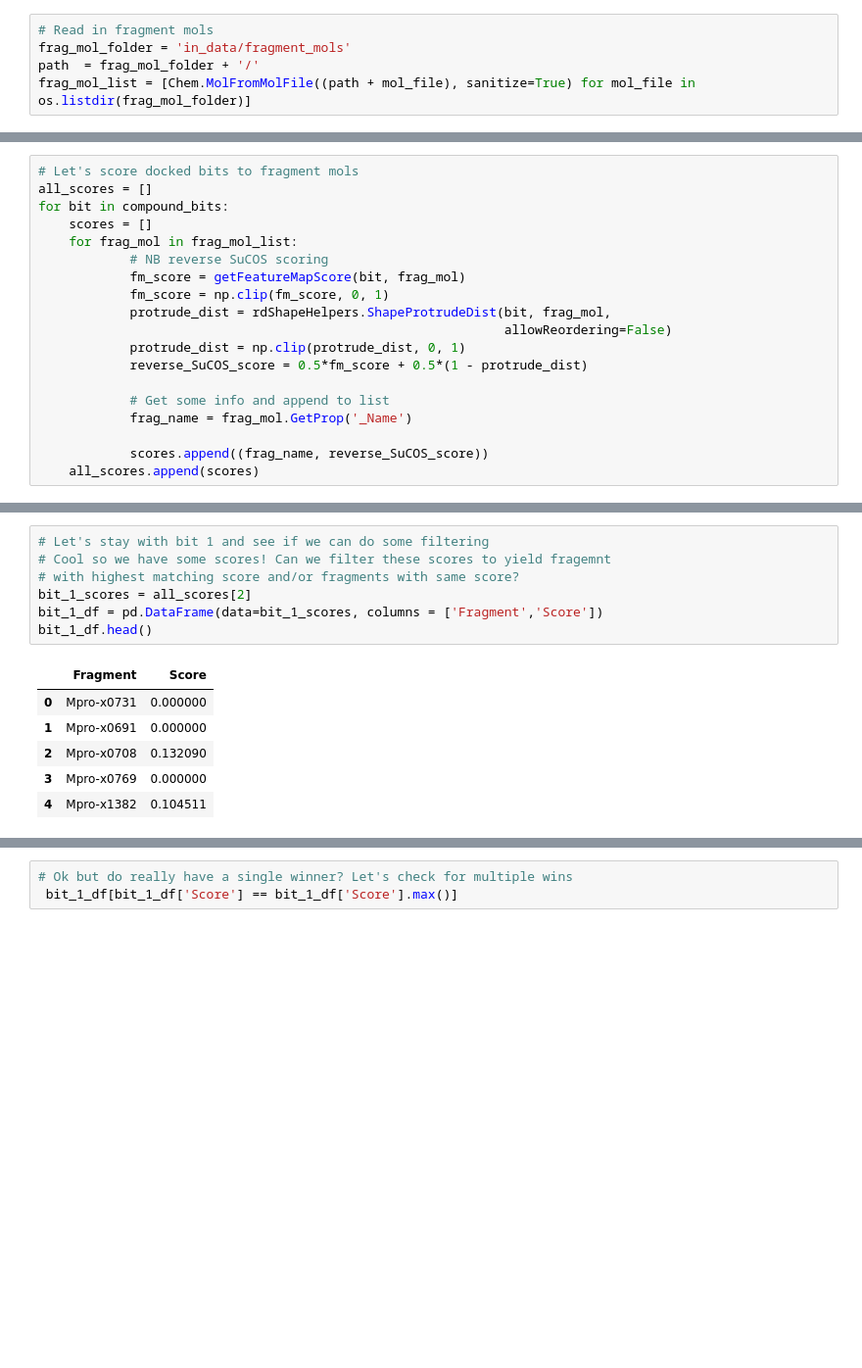
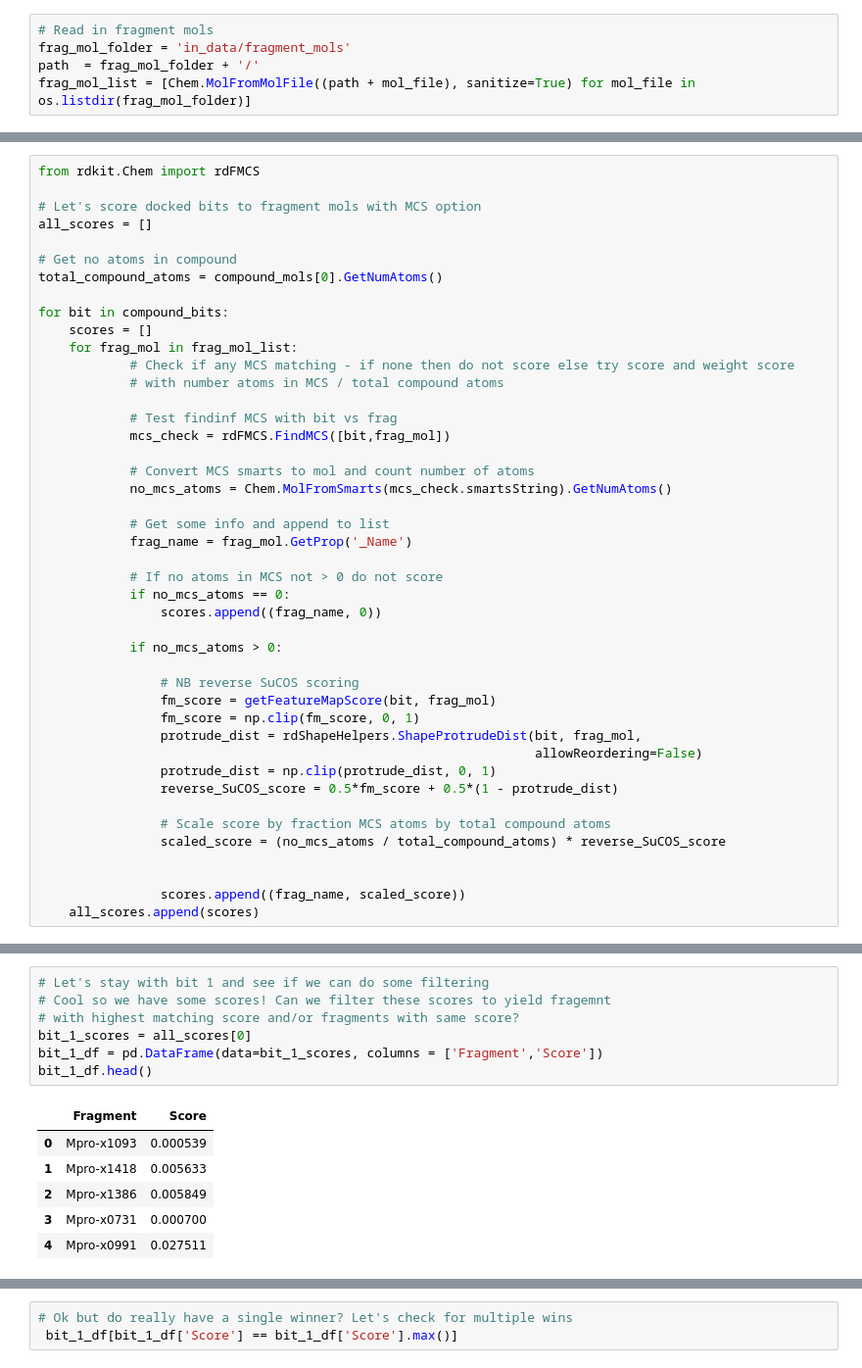
Before and after one commit to Waztom/xchem-XCOS, a Jupyter notebook: Test_7.ipynb, the cells around one changed output, grey strips where cells are left out. Shown at 98% size. Drawn from its saved outputs; the diff is of its cells as text; blank space fills up the shorter version.

```diff
--- a/Test_7.ipynb
+++ b/Test_7.ipynb
@@ -110,21 +140,46 @@ Draw.MolsToGridImage(frag_mol_list, molsPerRow=15)
 # %%
-# Let's score docked bits to fragment mols
+from rdkit.Chem import rdFMCS
+
+# Let's score docked bits to fragment mols with MCS option
 all_scores = []
+
+# Get no atoms in compound
+total_compound_atoms = compound_mols[0].GetNumAtoms()
+
 for bit in compound_bits:
     scores = []
     for frag_mol in frag_mol_list:
-            # NB reverse SuCOS scoring
-            fm_score = getFeatureMapScore(bit, frag_mol)
-            fm_score = np.clip(fm_score, 0, 1)
-            protrude_dist = rdShapeHelpers.ShapeProtrudeDist(bit, frag_mol,
-                                                             allowReordering=False)
-            protrude_dist = np.clip(protrude_dist, 0, 1)
-            reverse_SuCOS_score = 0.5*fm_score + 0.5*(1 - protrude_dist)
+            # Check if any MCS matching - if none then do not score else try score and weight score
+            # with number atoms in MCS / total compound atoms
+
+            # Test findinf MCS with bit vs frag
+            mcs_check = rdFMCS.FindMCS([bit,frag_mol])
+
+            # Convert MCS smarts to mol and count number of atoms
+            no_mcs_atoms = Chem.MolFromSmarts(mcs_check.smartsString).GetNumAtoms()
 
             # Get some info and append to list
             frag_name = frag_mol.GetProp('_Name')
 
-            scores.append((frag_name, reverse_SuCOS_score))
+            # If no atoms in MCS not > 0 do not score
+            if no_mcs_atoms == 0:
+                scores.append((frag_name, 0))
+
+            if no_mcs_atoms > 0:
+
+                # NB reverse SuCOS scoring
+                fm_score = getFeatureMapScore(bit, frag_mol)
+                fm_score = np.clip(fm_score, 0, 1)
+                protrude_dist = rdShapeHelpers.ShapeProtrudeDist(bit, frag_mol,
+                                                                 allowReordering=False)
+                protrude_dist = np.clip(protrude_dist, 0, 1)
+                reverse_SuCOS_score = 0.5*fm_score + 0.5*(1 - protrude_dist)
+
+                # Scale score by fraction MCS atoms by total compound atoms
+                scaled_score = (no_mcs_atoms / total_compound_atoms) * reverse_SuCOS_score
+
+
+                scores.append((frag_name, scaled_score))
     all_scores.append(scores)
 # %%
 len(all_scores)
@@ -133,17 +188,17 @@ len(all_scores)
 # %%
 # Let's stay with bit 1 and see if we can do some filtering
 # Cool so we have some scores! Can we filter these scores to yield fragemnt
 # with highest matching score and/or fragments with same score?
-bit_1_scores = all_scores[2]
+bit_1_scores = all_scores[0]
 bit_1_df = pd.DataFrame(data=bit_1_scores, columns = ['Fragment','Score'])
 bit_1_df.head()
 # %% [output]
 |  | Fragment | Score |
-| 0 | Mpro-x0731 | 0.000000 |
-| 1 | Mpro-x0691 | 0.000000 |
-| 2 | Mpro-x0708 | 0.132090 |
-| 3 | Mpro-x0769 | 0.000000 |
-| 4 | Mpro-x1382 | 0.104511 |
+| 0 | Mpro-x1093 | 0.000539 |
+| 1 | Mpro-x1418 | 0.005633 |
+| 2 | Mpro-x1386 | 0.005849 |
+| 3 | Mpro-x0731 | 0.000700 |
+| 4 | Mpro-x0991 | 0.027511 |
 # %%
 # What is the max score?
 bit_1_df.iloc[bit_1_df['Score'].idxmax()]
```
Also changed, not shown: parts of 14 cells of this notebook, 1 other file.
